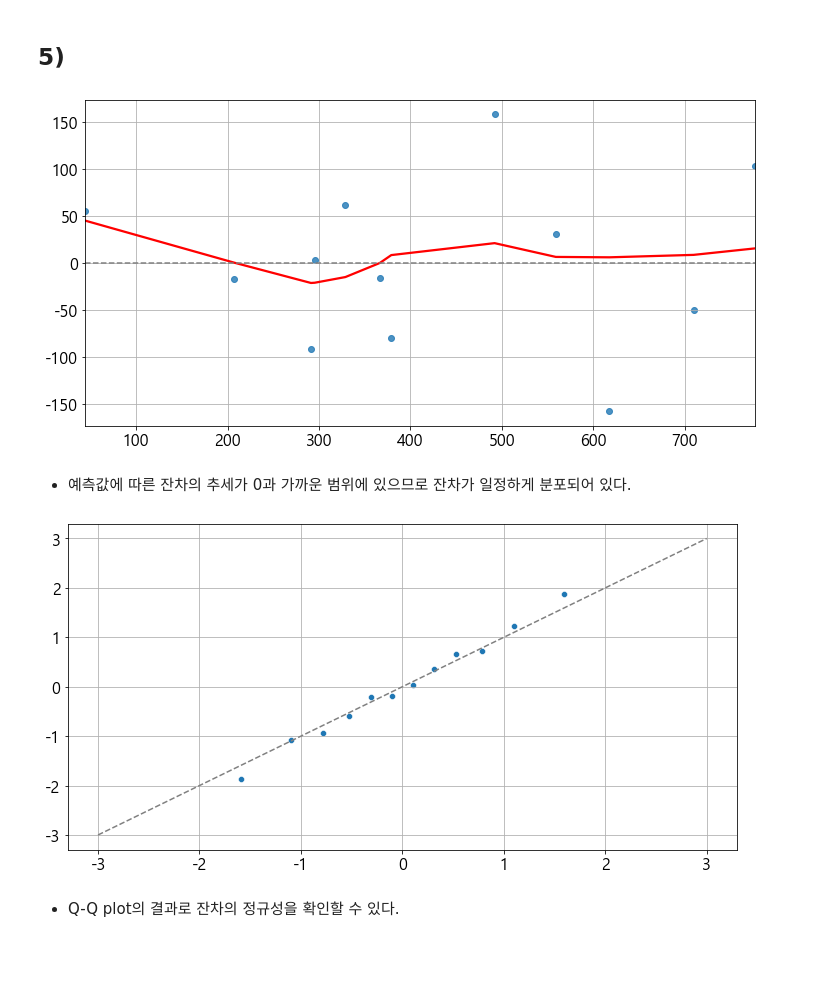
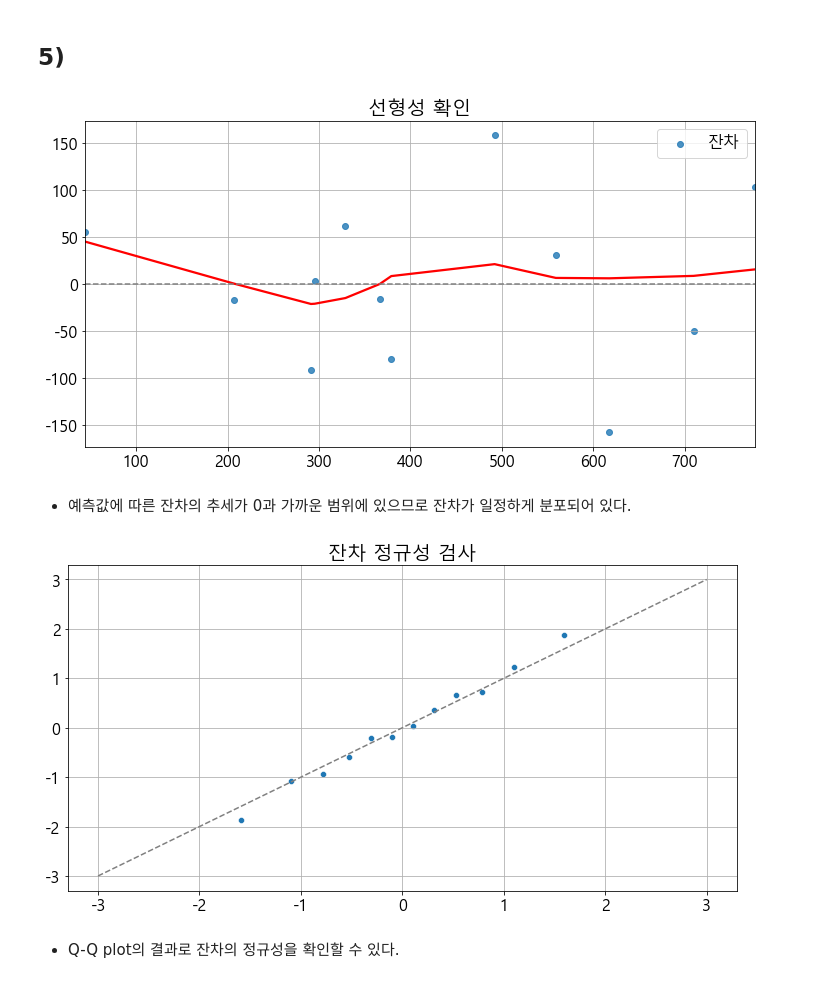
Before and after one commit to junhong-CHEON/python_study, a Jupyter notebook: Untitled10.ipynb, the cells around one changed output. Drawn from its saved outputs; the diff is of its cells as text; code cells hidden in the pictures; blank space fills up the shorter version.

```diff
--- a/Untitled10.ipynb
+++ b/Untitled10.ipynb
@@ -161,13 +186,15 @@ y = 4.183279x + (-215.002908)
 # %%
 fitted = res.predict(df)
 residual = df['매출액'] - fitted
 
-sns.regplot(x = fitted, y = residual, lowess=True, line_kws={'color' : 'red'})
+sns.regplot(x = fitted, y = residual, lowess=True, line_kws={'color' : 'red'}, label = '잔차')
 plt.plot([fitted.min(), fitted.max()], [0, 0], '--', color = 'grey')
+plt.title('선형성 확인')
+plt.legend()
 plt.grid()
 plt.show()
 # %% [output]
-[figure, old version]
+[figure, new version]
 # %% [markdown]
 - 예측값에 따른 잔차의 추세가 0과 가까운 범위에 있으므로 잔차가 일정하게 분포되어 있다.
 # %%
@@ -175,11 +202,12 @@ sr = scipy.stats.zscore(residual)
 (x, y), fig = scipy.stats.probplot(sr)
 sns.scatterplot(x=x, y=y)
 plt.plot([-3, 3], [-3, 3], linestyle='--', color='grey')
+plt.title('잔차 정규성 검사')
 plt.grid()
 
 plt.show()
 # %% [output]
-[figure, old version]
+[figure, new version]
 # %% [markdown]
 - Q-Q plot의 결과로 잔차의 정규성을 확인할 수 있다.
 # %%
```
Also changed, not shown: parts of 9 cells of this notebook, 4 other files.
